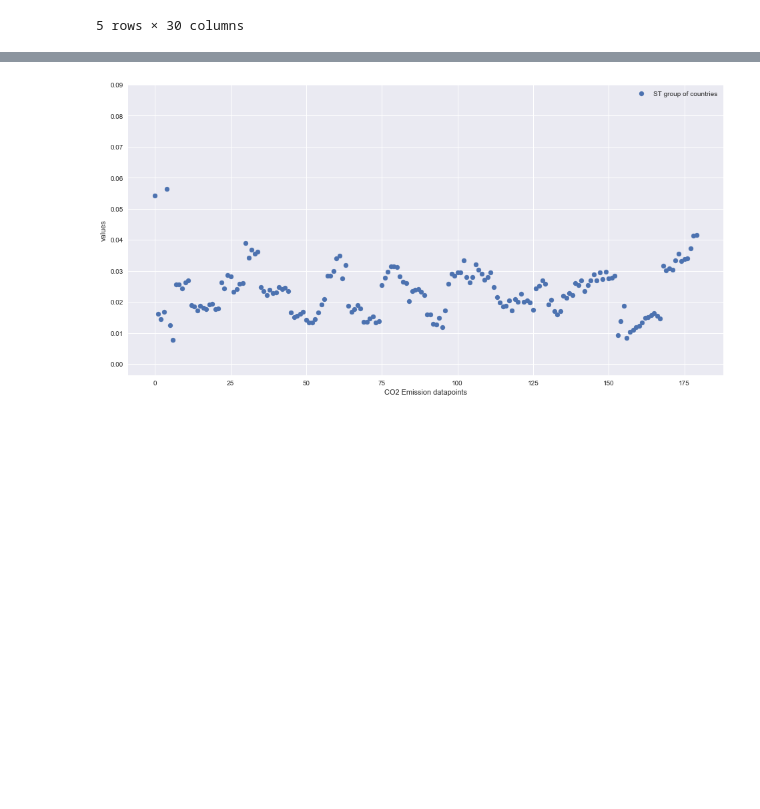
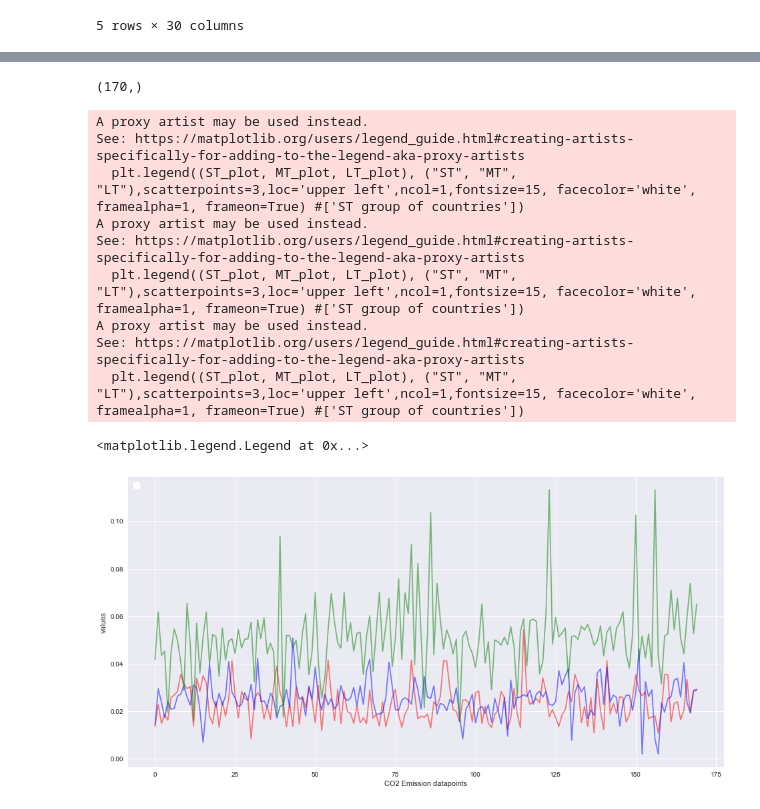
Before and after one commit to RL-carbonfootprint/Reducing-the-Global-Carbon-Footprint-based-on-MARL, a Jupyter notebook: future_works.ipynb, the cells around one changed output, grey strips where cells are left out. Drawn from its saved outputs; the diff is of its cells as text; code cells hidden in the pictures; blank space fills up the shorter version.

```diff
--- a/future_works.ipynb
+++ b/future_works.ipynb
@@ -48,13 +48,32 @@ plt.show()
 # %%
 ST_values = ST_df.values[:-1]
 Population_ST = ST_df.values[-1]
-# %%
-plt.figure(figsize=(16, 8))
-plt.scatter(np.arange(0, len(ST_values.ravel())), ST_values.ravel())
-plt.legend(['ST group of countries'])
-plt.yticks(np.arange(0, 0.1, 0.01))
-plt.ylabel('values')
-plt.xlabel('CO2 Emission datapoints')
-plt.show()
-# %% [output]
-[figure, removed]
+# %%
+plt.figure(figsize=(16, 8))
+
+ST_samples= np.random.choice(ST_values.ravel(), 170, replace=True, p=None)
+MT_samples= np.random.choice(MT_values.ravel(), 170, replace=True, p=None)
+LT_samples= np.random.choice(LT_values.ravel(), 170, replace=True, p=None)
+print(ST_samples.shape)
+ST_plot=plt.plot(ST_samples, c='red', alpha=.5)
+MT_plot=plt.plot(MT_samples, c='blue', alpha=.5)
+LT_plot=plt.plot(LT_samples, c='green', alpha=.5)
+plt.ylabel('values')
+plt.xlabel('CO2 Emission datapoints')
+plt.legend((ST_plot, MT_plot, LT_plot), ("ST", "MT", "LT"),scatterpoints=3,loc='upper left',ncol=1,fontsize=15, facecolor='white', framealpha=1, frameon=True) #['ST group of countries'])
+#plt.yticks(np.arange(0, 0.1, 0.01))
+
+#plt.show()
+# %% [output]
+(170,)
+A proxy artist may be used instead.
+See: https://matplotlib.org/users/legend_guide.html#creating-artists-specifically-for-adding-to-the-legend-aka-proxy-artists
+  plt.legend((ST_plot, MT_plot, LT_plot), ("ST", "MT", "LT"),scatterpoints=3,loc='upper left',ncol=1,fontsize=15, facecolor='white', framealpha=1, frameon=True) #['ST group of countries'])
+A proxy artist may be used instead.
+See: https://matplotlib.org/users/legend_guide.html#creating-artists-specifically-for-adding-to-the-legend-aka-proxy-artists
+  plt.legend((ST_plot, MT_plot, LT_plot), ("ST", "MT", "LT"),scatterpoints=3,loc='upper left',ncol=1,fontsize=15, facecolor='white', framealpha=1, frameon=True) #['ST group of countries'])
+A proxy artist may be used instead.
+See: https://matplotlib.org/users/legend_guide.html#creating-artists-specifically-for-adding-to-the-legend-aka-proxy-artists
+  plt.legend((ST_plot, MT_plot, LT_plot), ("ST", "MT", "LT"),scatterpoints=3,loc='upper left',ncol=1,fontsize=15, facecolor='white', framealpha=1, frameon=True) #['ST group of countries'])
+<matplotlib.legend.Legend at 0x...>
+[figure, added]
```
Also changed, not shown: parts of 2 cells of this notebook, 1 other file.
